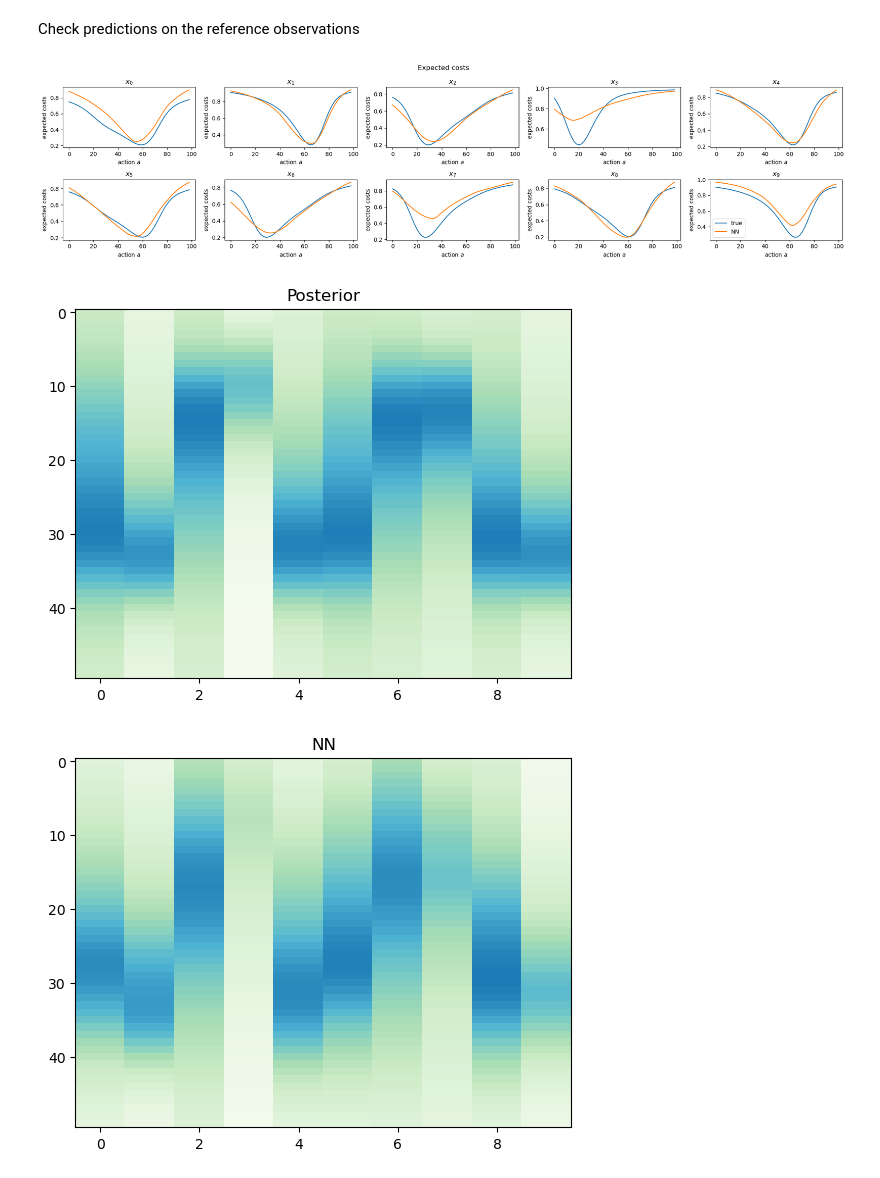
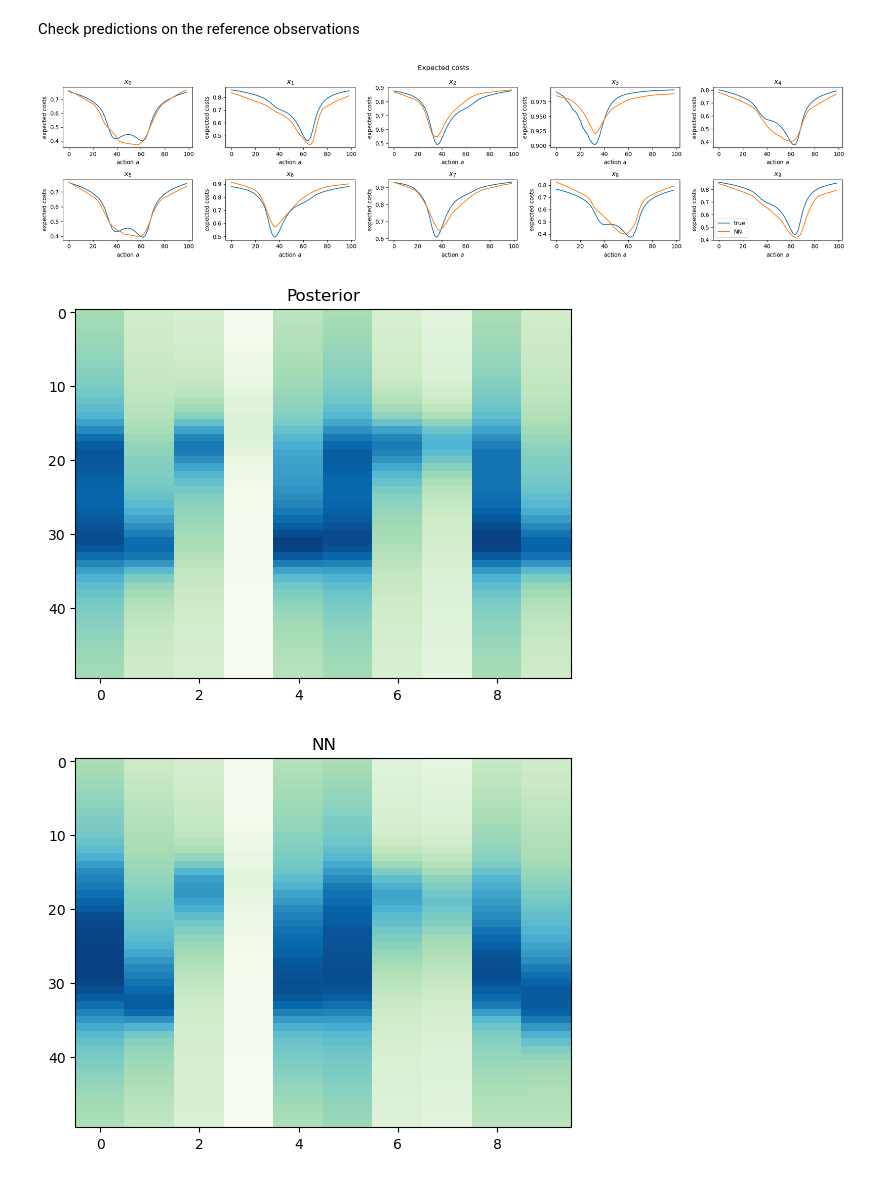
Before and after one commit to mackelab/amortized-decision-making, a Jupyter notebook: scripts/examples/lingauss_continuous_actions.ipynb, the cells around one changed output. Cells and saved outputs as stored; diff of their text form; code cells hidden in the pictures.

```diff
--- a/scripts/examples/lingauss_continuous_actions.ipynb
+++ b/scripts/examples/lingauss_continuous_actions.ipynb
@@ -98,8 +99,8 @@ with mpl.rc_context(fname=plot_config_file):
 # %% [markdown]
 ### Decision Task
 # %%
-factor = 2
-exponential = 1
+factor = 0.5
+exponential = 4
 param_plot = 0
 parameter_range = (lingauss.param_high - lingauss.param_low)[param_plot].item()
 cost_fn = RevGaussCost(
@@ -168,7 +167,7 @@ actions = lingauss.actions
 # %% [markdown]
 ### Load data
 # %%
-n_train = 10_000
+n_train = 50_000
 n_test = 5_000
 
 (
@@ -207,10 +206,11 @@ nn = build_nn(
     "fc",
     x_train=x_train,
     action_train=lingauss.actions.sample(theta_train.shape[0]),
-    hidden_dims=[100, 100, 100],
+    hidden_dims=[50,50,50],
     output_dim=1,
     activation=torch.nn.ReLU(),
     output_transform=torch.nn.Sigmoid(),
+    seed = seed
 )
 print(nn, end="\n-----\n")
 
@@ -226,6 +226,7 @@ nn, train_loss, val_loss = train(
     model_dir="./results/linear_gaussian/continuous/notebook",
     #max_num_epochs=800,
     stop_after_epochs=50,
+    seed = seed
 )
 # %% [output]
 FeedforwardNN(
@@ -289,16 +292,16 @@ plt.legend()
 #plt.savefig("./results/linear_gaussian/continuous//fig_expected_costs.pdf")
 plt.show()
 # %% [output]
-[figure, old version]
+[figure, new version]
 # %%
 plt.title("Posterior")
-plt.imshow(torch.hstack(expected_costs_post), aspect="auto", cmap="GnBu_r", vmin=0, vmax=1)
+plt.imshow(torch.hstack(expected_costs_post), aspect="auto", cmap="GnBu_r")
 plt.show()
 # %% [output]
-[figure, old version]
+[figure, new version]
 # %%
 plt.title("NN")
-plt.imshow(torch.stack(expected_costs_nn).T, aspect="auto", cmap="GnBu_r", vmin=0, vmax=1)
+plt.imshow(torch.stack(expected_costs_nn).T, aspect="auto", cmap="GnBu_r")
 plt.show()
 # %% [output]
-[figure, old version]
+[figure, new version]
```
Also changed, not shown: parts of 8 cells of this notebook, 39 other files.
